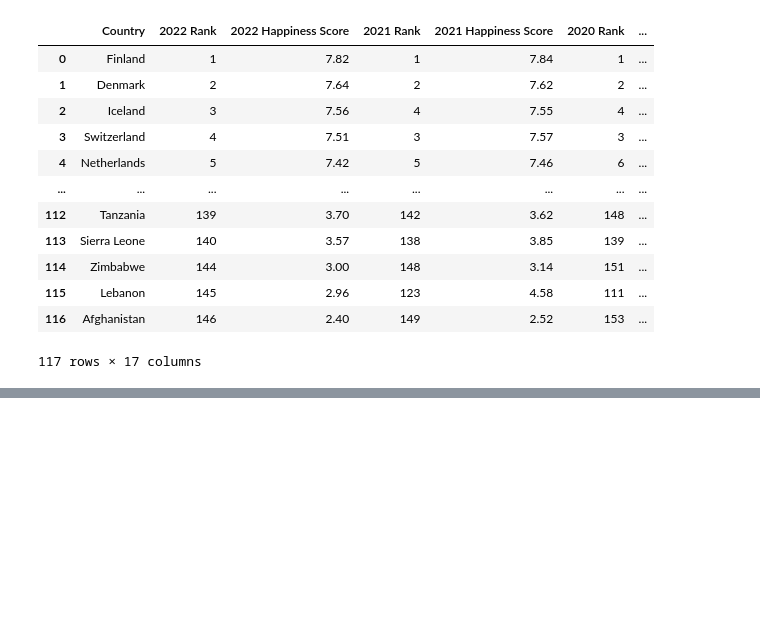
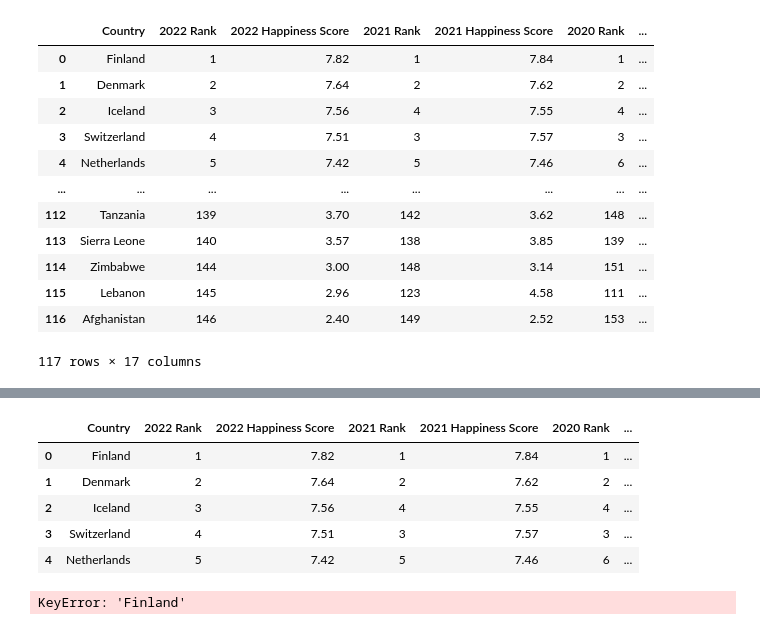
Before and after one commit to CBPher24/Exploring-World-Happiness, a Jupyter notebook: MainWork/Happiness Overtime.ipynb, the cells around one changed output, grey strips where cells are left out. Cells and saved outputs as stored; diff of their text form; code cells hidden in the pictures; blank space fills up the shorter version.

```diff
--- a/MainWork/Happiness Overtime.ipynb
+++ b/MainWork/Happiness Overtime.ipynb
@@ -38,7 +69,28 @@ avg_happy_2022 = happy_years_df['2022 Happiness Score'].mean()
 # %%
-# Top 5 countries trend of happiness over time
-happy_years_df_limited = happy_years_df.head()
-happy_years_df_limited
+# Top 5 countries 2022- trend of happiness over time
+happiest_countries_2022 = happy_years_df.sort_values('2022 Happiness Score', ascending = False)
+happiest_countries_top5_2022 = happiest_countries_2022.head()
+happiest_countries_top5_2022
+# %% [output]
+|  | Country | 2022 Rank | 2022 Happiness Score | 2021 Rank | 2021 Happiness Score | 2020 Rank | ... |
+| 0 | Finland | 1 | 7.82 | 1 | 7.84 | 1 | ... |
+| 1 | Denmark | 2 | 7.64 | 2 | 7.62 | 2 | ... |
+| 2 | Iceland | 3 | 7.56 | 4 | 7.55 | 4 | ... |
+| 3 | Switzerland | 4 | 7.51 | 3 | 7.57 | 3 | ... |
+| 4 | Netherlands | 5 | 7.42 | 5 | 7.46 | 6 | ... |
+# %%
+x_axis = happiest_countries_top5_2022['Country']
+y1 = happiest_countries_top5_2022.loc[happiest_countries_top5_2022['Country'][0],:]
+# y1 = happiest_countries_top5_2022['2016 Happiness Score']
+# y1 = happiest_countries_top5_2022['2017 Happiness Score']
+# y1 = happiest_countries_top5_2022['2018 Happiness Score']
+# y1 = happiest_countries_top5_2022['2019 Happiness Score']
+# y1 = happiest_countries_top5_2022['2020 Happiness Score']
+# y1 = happiest_countries_top5_2022['2021 Happiness Score']
+# y1 = happiest_countries_top5_2022['2022 Happiness Score']
+y1
+# %% [output]
+KeyError: 'Finland'
 # %%
 # Input for users to input countries to compare
 # Print a line plot for the desired countries
```
Also changed, not shown: parts of 2 cells of this notebook, 11 other files.
